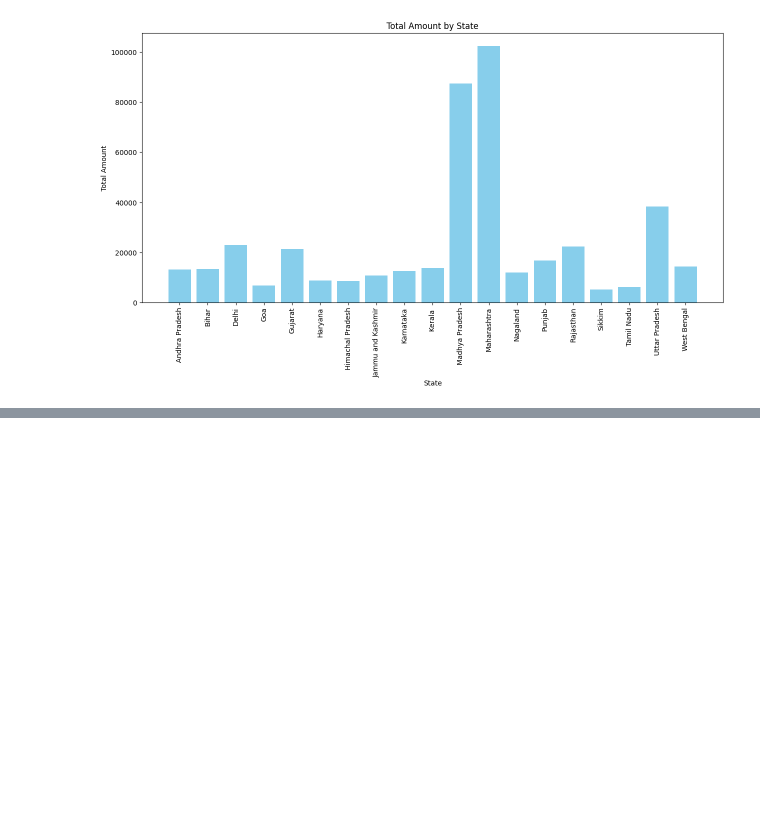
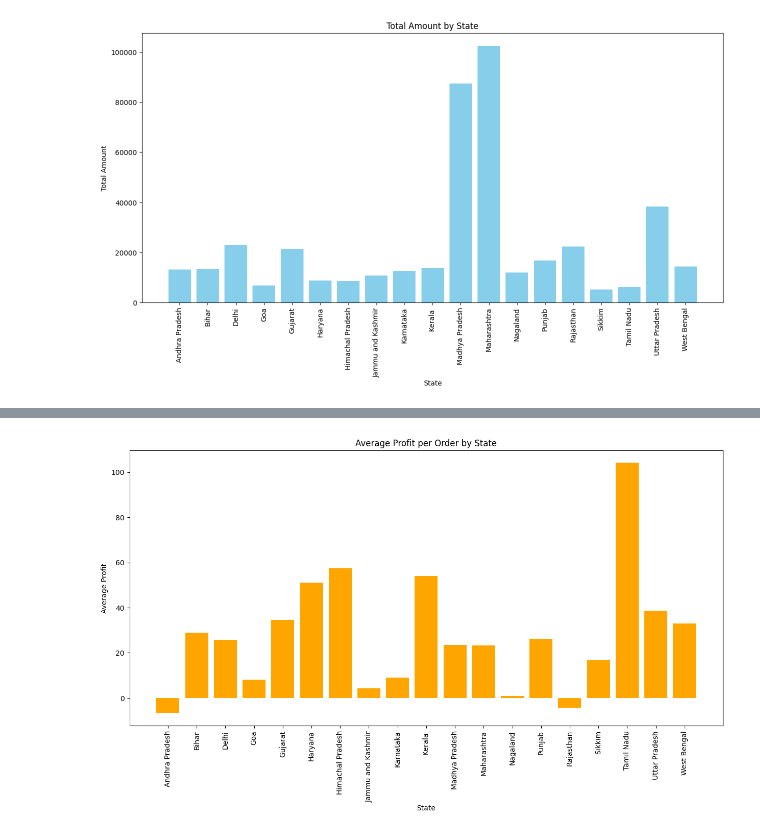
Before and after one commit to khan4khalid/Anudip-, a Jupyter notebook: numpy_pandas_.ipynb, the cells around one changed output, grey strips where cells are left out. Saved outputs shown, nothing was run; the diff lists cells and outputs as text; code cells hidden in the pictures; blank space fills up the shorter version.

```diff
--- a/numpy_pandas_.ipynb
+++ b/numpy_pandas_.ipynb
@@ -146 +161,13 @@ plt.show()
+# %%
+avg_profit_by_state = merged_df.groupby('State')['Profit'].mean().reset_index()
+
+plt.figure(figsize=(15, 7))
+plt.bar(avg_profit_by_state['State'], avg_profit_by_state['Profit'], color='orange')
+plt.title('Average Profit per Order by State')
+plt.xlabel('State')
+plt.ylabel('Average Profit')
+plt.xticks(rotation=90)
+plt.show()
+# %% [output]
+[figure, added]
 # %%
```
Also changed, not shown: parts of 5 cells of this notebook.
